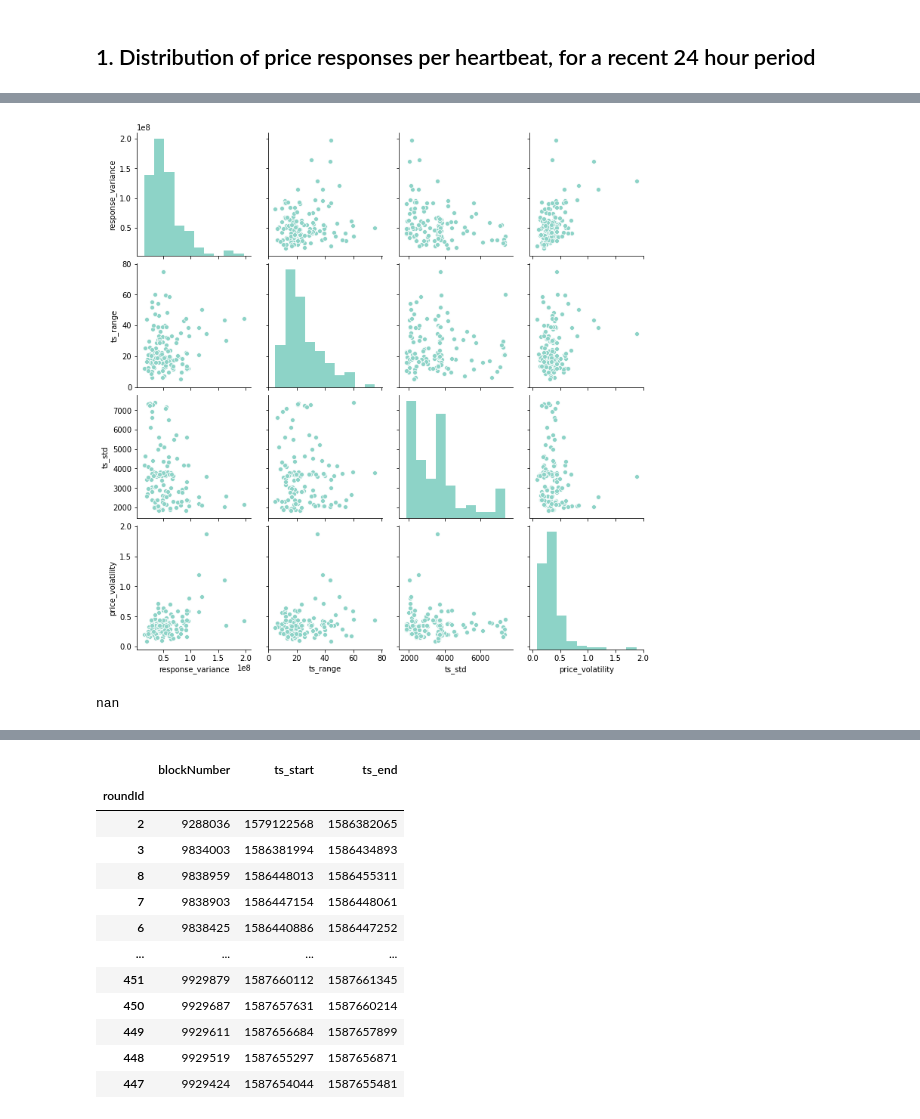
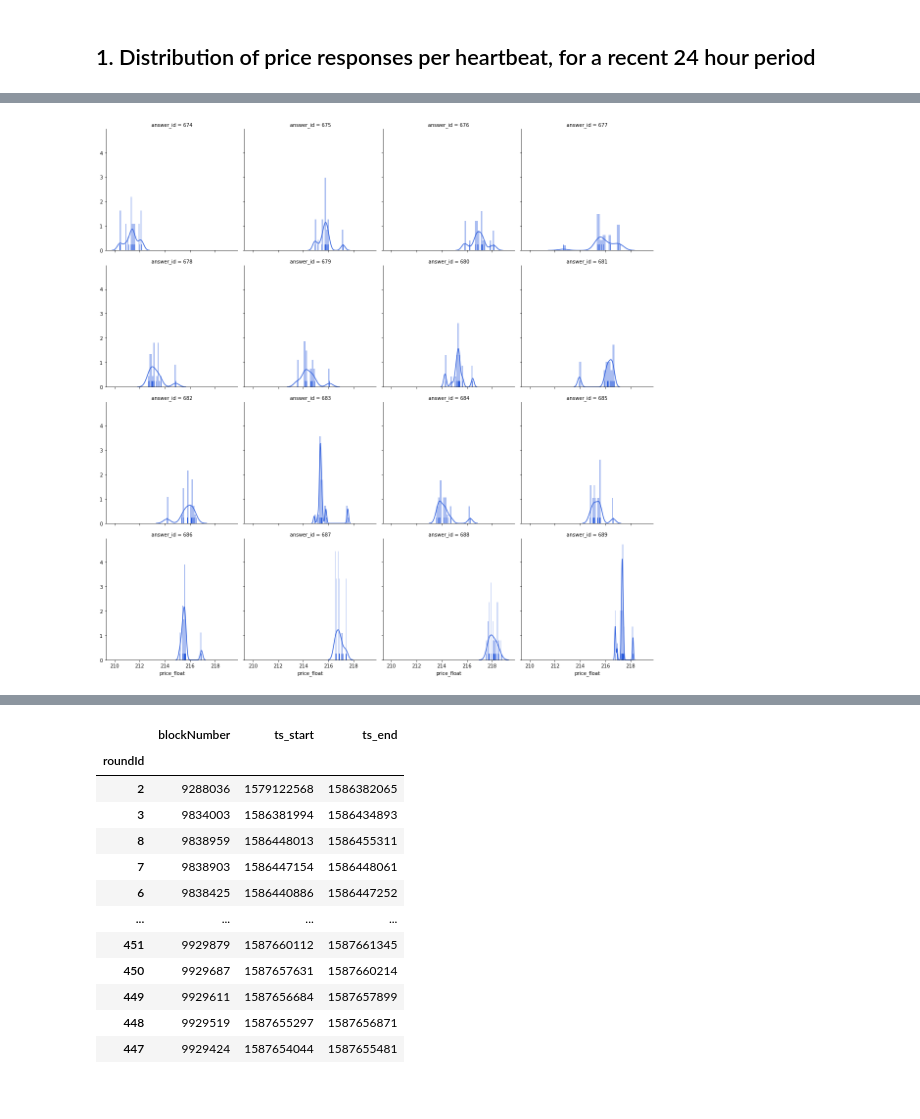
Before and after one commit to sassmilic/chainlink-price-contract-analysis, a Jupyter notebook: chainlink price feed analysis.ipynb, the cells around one changed output, grey strips where cells are left out. Saved outputs shown, nothing was run; the diff lists cells and outputs as text; code cells hidden in the pictures.

```diff
--- a/chainlink price feed analysis.ipynb
+++ b/chainlink price feed analysis.ipynb
@@ -77,0 +68,3 @@ Done.
+# %%
+### oracle responses ###
+df_responses = load_oracle_responses()
@@ -322,8 +102,15 @@ df_ = df_[df_.ts_range < 100]
-# %%
-g = sns.pairplot(df_)
-# %% [output]
-[figure, removed]
-# %%
-volatility([1587654044, 1587655481])
-# %% [output]
-nan
+# %%
+HOURS = 24
+
+now = time.time()
+print(now, convert_unixtime(now))
+ts = now - timedelta(hours=HOURS).total_seconds()
+
+# get last 16
+lastn = 16
+last_ans_id = max(df_responses[df_responses['timestamp']>=ts]['answer_id'])
+df = df_responses[(df_responses['timestamp']>=ts) & (df_responses['answer_id']>last_ans_id-lastn)]
+
+g = sns.FacetGrid(df, col="answer_id", col_wrap=4, height=4, aspect=1)
+g.map(sns.distplot, "price_float", rug=True, **{'bins': 20, 'color': CHAINLINK_BLUE});
+# %% [output]
@@ -329,0 +118 @@ nan
+[figure, added]
```
Also changed, not shown: parts of 100 cells of this notebook.
